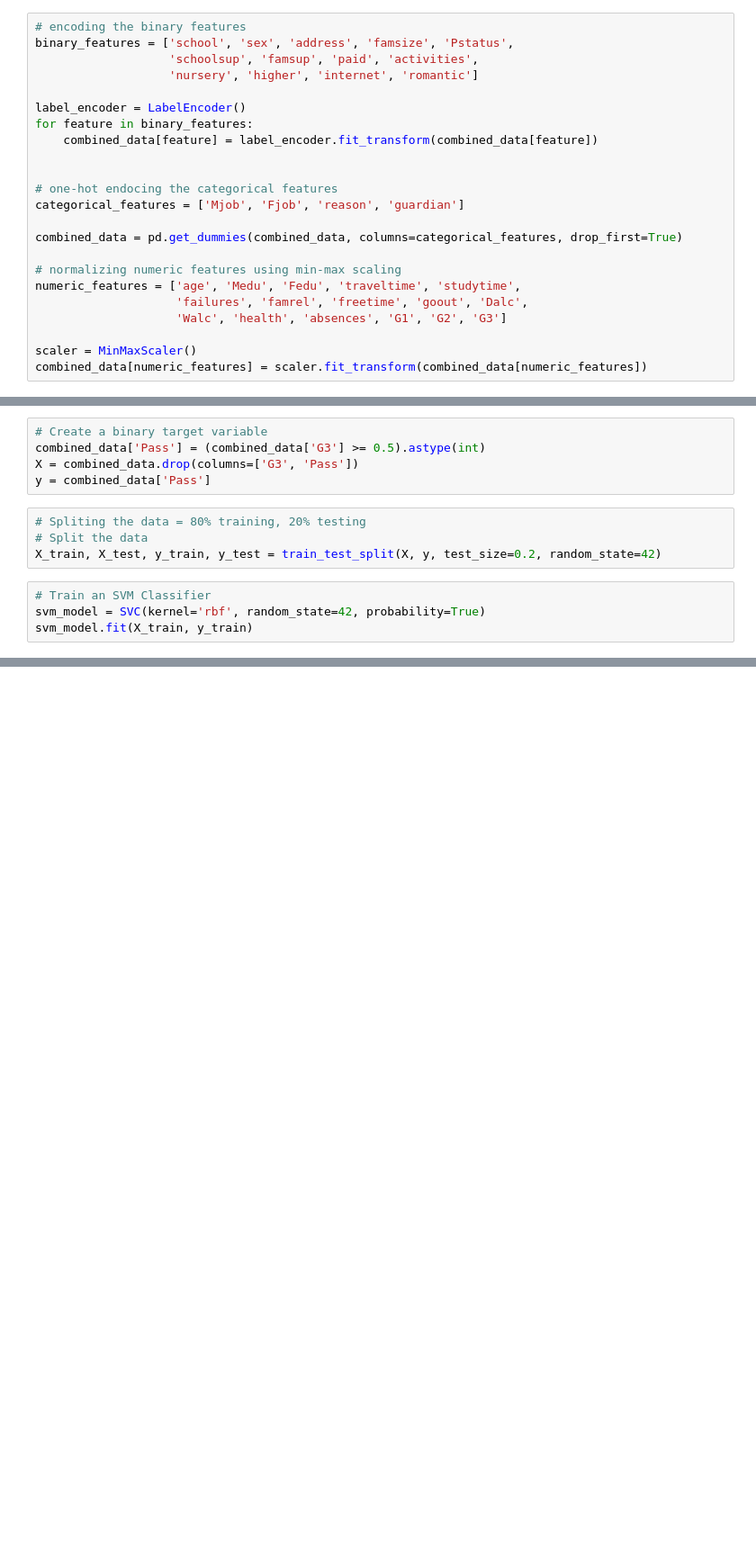
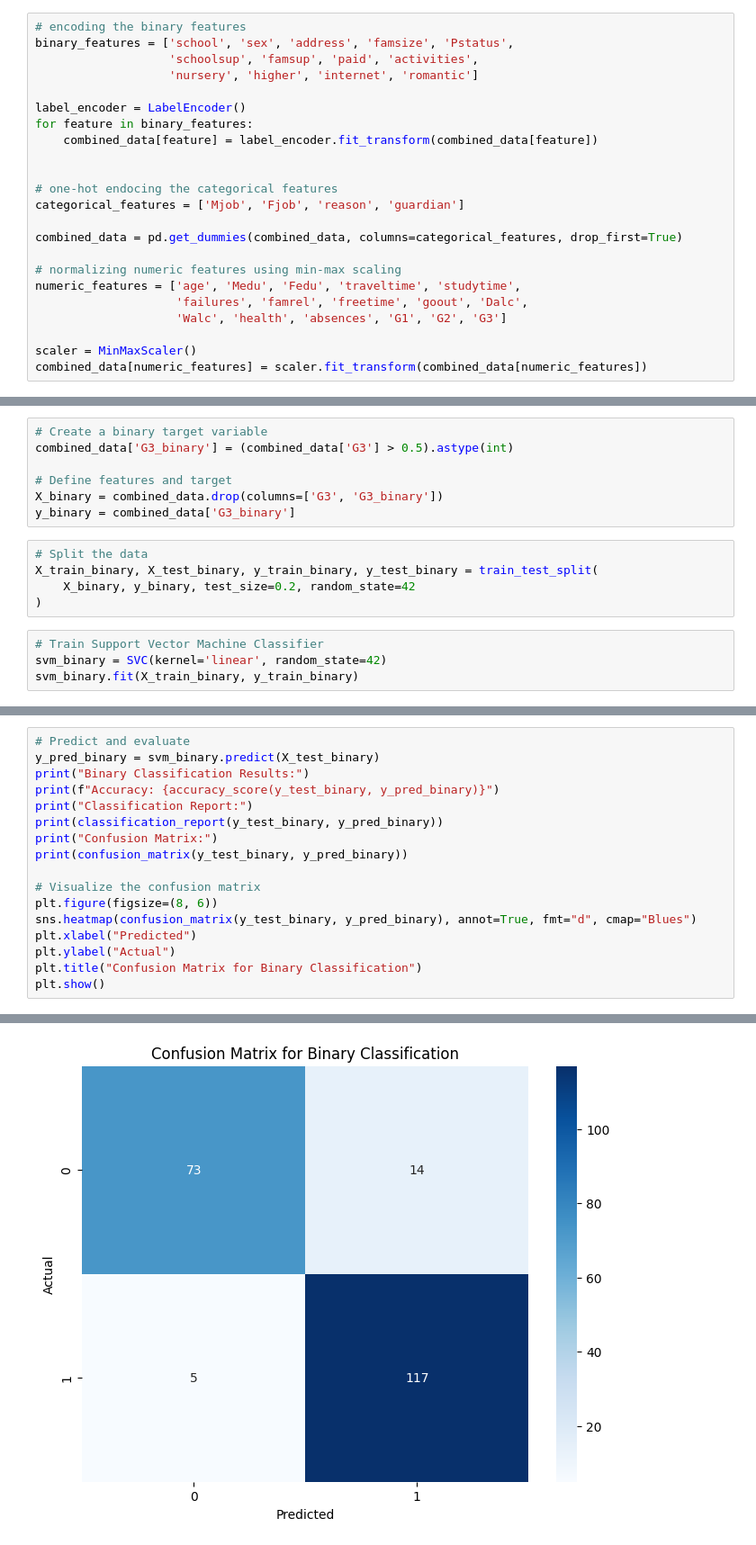
Before and after one commit to en765/projekt-R, a Jupyter notebook: testiranje/klasifikacijski_modeli/combined/SupportVectorMachine.ipynb, the cells around one changed output, grey strips where cells are left out. Shown at 90% size. Drawn from its saved outputs; the diff is of its cells as text; blank space fills up the shorter version.

```diff
--- a/testiranje/klasifikacijski_modeli/combined/SupportVectorMachine.ipynb
+++ b/testiranje/klasifikacijski_modeli/combined/SupportVectorMachine.ipynb
@@ -97,14 +98,17 @@ combined_data[numeric_features] = scaler.fit_transform(combined_data[numeric_fea
 # %%
 # Create a binary target variable
-combined_data['Pass'] = (combined_data['G3'] >= 0.5).astype(int)
-X = combined_data.drop(columns=['G3', 'Pass'])
-y = combined_data['Pass']
+combined_data['G3_binary'] = (combined_data['G3'] > 0.5).astype(int)
+
+# Define features and target
+X_binary = combined_data.drop(columns=['G3', 'G3_binary'])
+y_binary = combined_data['G3_binary']
 # %%
-# Spliting the data = 80% training, 20% testing
 # Split the data
-X_train, X_test, y_train, y_test = train_test_split(X, y, test_size=0.2, random_state=42)
+X_train_binary, X_test_binary, y_train_binary, y_test_binary = train_test_split(
+    X_binary, y_binary, test_size=0.2, random_state=42
+)
 # %%
-# Train an SVM Classifier
-svm_model = SVC(kernel='rbf', random_state=42, probability=True)
-svm_model.fit(X_train, y_train)
+# Train Support Vector Machine Classifier
+svm_binary = SVC(kernel='linear', random_state=42)
+svm_binary.fit(X_train_binary, y_train_binary)
 # %% [output]
@@ -139,0 +116,18 @@ Confusion Matrix:
+# %%
+# Predict and evaluate
+y_pred_binary = svm_binary.predict(X_test_binary)
+print("Binary Classification Results:")
+print(f"Accuracy: {accuracy_score(y_test_binary, y_pred_binary)}")
+print("Classification Report:")
+print(classification_report(y_test_binary, y_pred_binary))
+print("Confusion Matrix:")
+print(confusion_matrix(y_test_binary, y_pred_binary))
+
+# Visualize the confusion matrix
+plt.figure(figsize=(8, 6))
+sns.heatmap(confusion_matrix(y_test_binary, y_pred_binary), annot=True, fmt="d", cmap="Blues")
+plt.xlabel("Predicted")
+plt.ylabel("Actual")
+plt.title("Confusion Matrix for Binary Classification")
+plt.show()
+# %% [output]
@@ -139,0 +149 @@ Confusion Matrix:
+[figure, added]
```
Also changed, not shown: parts of 16 cells of this notebook, 4 other files.
